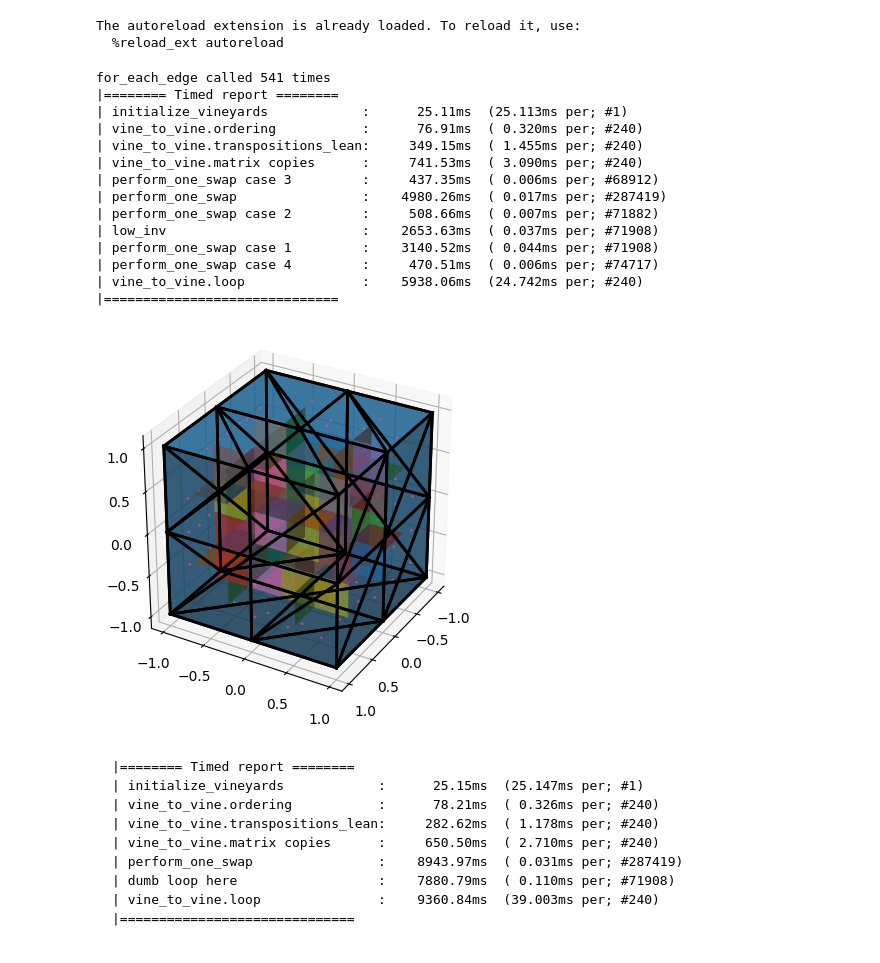
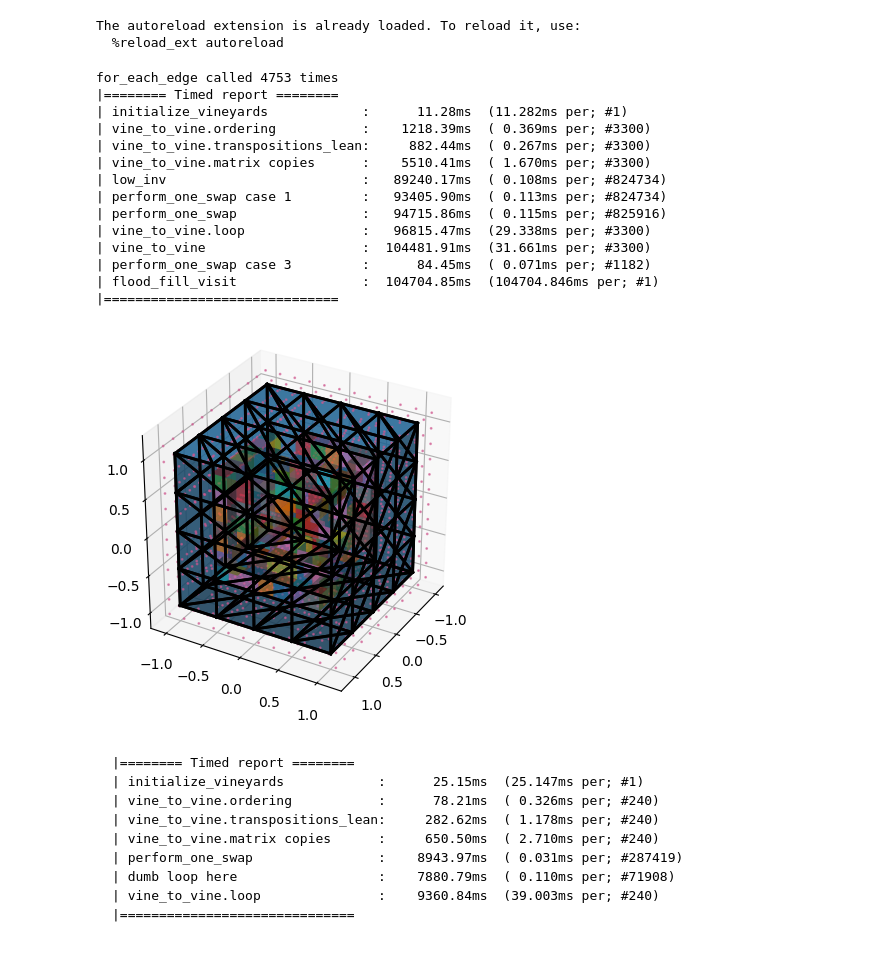
Before and after one commit to medial-ax/medial-ax, a Jupyter notebook: makethings.ipynb, the cells around one changed output. Cells and saved outputs as stored; diff of their text form; code cells hidden in the pictures.

Commit message:
Try to only generate 0th MA by only looking at points.
Still slow.

````diff
--- a/makethings.ipynb
+++ b/makethings.ipynb
@@ -26,8 +26,8 @@ The autoreload extension is already loaded. To reload it, use:
 # %%
 from typing import Tuple, Optional
 
-our_complex = inp.read_obj("input/cube-subdiv-1.obj")
-gridd = grid.Grid3.from_complex(our_complex, 0.4, buffer=0.2)
+our_complex = inp.read_obj("input/cube-subdiv-3.obj")
+gridd = grid.Grid3.from_complex(our_complex, 0.15, buffer=0.1)
 
 state = {}
 faustian_edges = []
@@ -50,7 +50,7 @@ def for_each_edge(new_point: Tuple[int,int,int], old_point: Optional[Tuple[int,
     (D, R, U_t, a_ordering) = state[old_point]
     with utils.Timed('vine_to_vine'):
       (faustian, new_D, new_R, new_U_t, b_ordering, bad_point) = vin.vine_to_vine(
-        D, R, U_t, our_complex, special_point_b, a_ordering, 0, prune=False
+        D, R, U_t, our_complex, special_point_b, a_ordering, 0, prune=True
       )
     if bad_point is not None:
       bad_points.append(bad_point)
@@ -71,46 +71,46 @@ for azim in [30]:
   ourplot.plot_complex_3d(ax, our_complex)
   ourplot.plot_grid_3d(ax, gridd)
   for (a, b) in faustian_edges:
     [a,b,c,d] = gridd.dual_face(a, b)
     ourplot.plot_face_3d(ax, a,b,c,d,)
   ax.plot(
     [p[0] for p in bad_points],
     [p[1] for p in bad_points],
     [p[2] for p in bad_points],
     'o', markersize=5, color='red'
   )
   ax.set_aspect('equal')
 
 with open('output/obj.obj', 'w') as f:
   vi = 1
   for (a, b) in faustian_edges:
     [a, b, c, d] = gridd.dual_face(a, b)
     f.write(f'v {a[0]} {a[1]} {a[2]}\n')
     f.write(f'v {b[0]} {b[1]} {b[2]}\n')
     f.write(f'v {c[0]} {c[1]} {c[2]}\n')
     f.write(f'v {d[0]} {d[1]} {d[2]}\n')
     f.write(f'f {vi + 0} {vi + 1} {vi + 2} {vi + 3}\n')
     vi += 4
 
 
 
 utils.Timed.report()
 # %% [output]
-for_each_edge called 541 times
+for_each_edge called 4753 times
 |======== Timed report ========
-| initialize_vineyards            :      25.11ms  (25.113ms per; #1)
-| vine_to_vine.ordering           :      76.91ms  ( 0.320ms per; #240)
-| vine_to_vine.transpositions_lean:     349.15ms  ( 1.455ms per; #240)
-| vine_to_vine.matrix copies      :     741.53ms  ( 3.090ms per; #240)
-| perform_one_swap case 3         :     437.35ms  ( 0.006ms per; #68912)
-| perform_one_swap                :    4980.26ms  ( 0.017ms per; #287419)
-| perform_one_swap case 2         :     508.66ms  ( 0.007ms per; #71882)
-| low_inv                         :    2653.63ms  ( 0.037ms per; #71908)
-| perform_one_swap case 1         :    3140.52ms  ( 0.044ms per; #71908)
-| perform_one_swap case 4         :     470.51ms  ( 0.006ms per; #74717)
-| vine_to_vine.loop               :    5938.06ms  (24.742ms per; #240)
+| initialize_vineyards            :      11.28ms  (11.282ms per; #1)
+| vine_to_vine.ordering           :    1218.39ms  ( 0.369ms per; #3300)
+| vine_to_vine.transpositions_lean:     882.44ms  ( 0.267ms per; #3300)
+| vine_to_vine.matrix copies      :    5510.41ms  ( 1.670ms per; #3300)
+| low_inv                         :   89240.17ms  ( 0.108ms per; #824734)
+| perform_one_swap case 1         :   93405.90ms  ( 0.113ms per; #824734)
+| perform_one_swap                :   94715.86ms  ( 0.115ms per; #825916)
+| vine_to_vine.loop               :   96815.47ms  (29.338ms per; #3300)
+| vine_to_vine                    :  104481.91ms  (31.661ms per; #3300)
+| perform_one_swap case 3         :      84.45ms  ( 0.071ms per; #1182)
+| flood_fill_visit                :  104704.85ms  (104704.846ms per; #1)
 |==============================
-[figure, old version]
+[figure, new version]
 # %% [markdown]
 ```
 |======== Timed report ========
````
Also changed, not shown: 9 other files.
